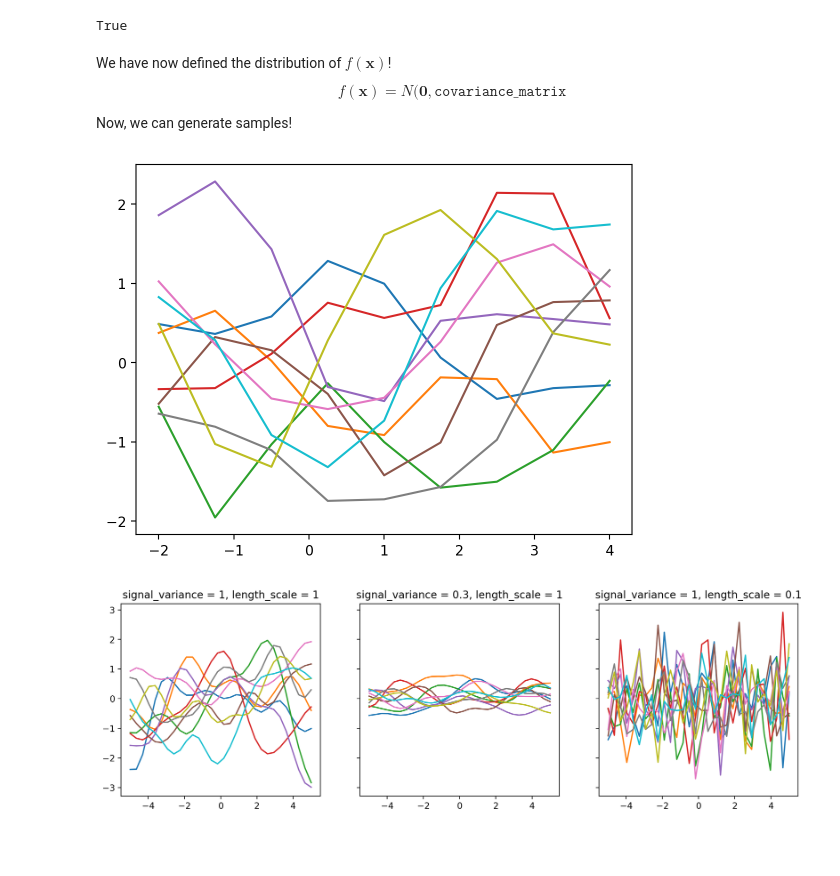
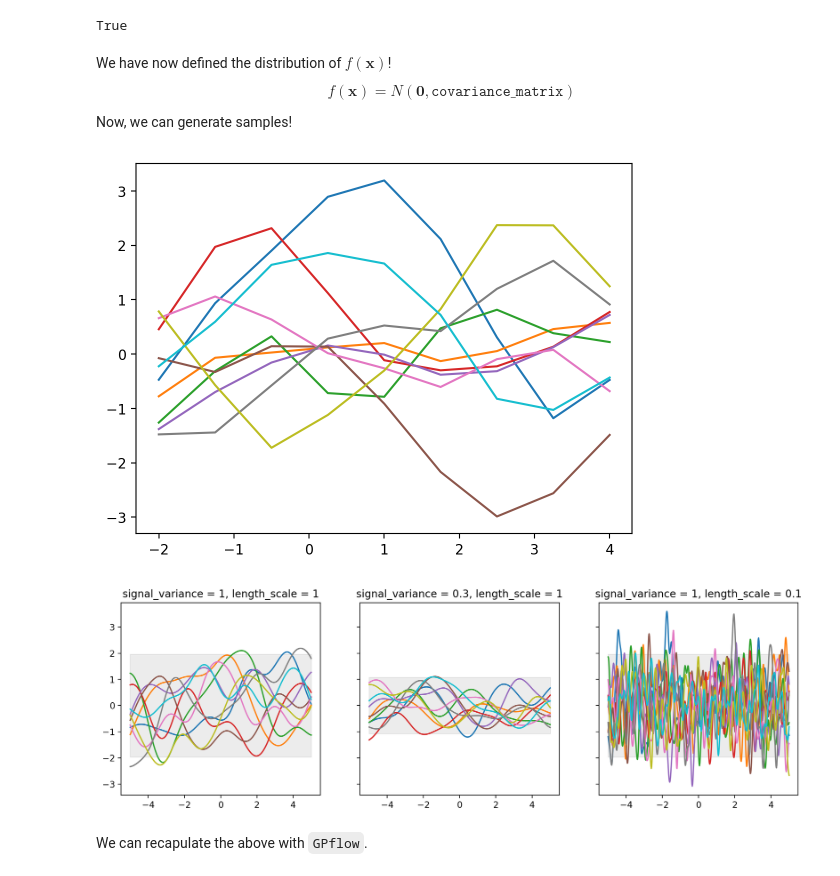
Before and after one commit to mazin-abdelghany/phd-bayesopt-esd, a Jupyter notebook: 2025-12_Week-6/2025-12-4_GP-regression_week-6.ipynb, the cells around one changed output. Cells and saved outputs as stored; diff of their text form; code cells hidden in the pictures; blank space fills up the shorter version.

```diff
--- a/2025-12_Week-6/2025-12-4_GP-regression_week-6.ipynb
+++ b/2025-12_Week-6/2025-12-4_GP-regression_week-6.ipynb
@@ -754,7 +754,7 @@ There are two parameters in the above function:
 - $l$, the **length-scale**, controls how quickly the correlation between two points changes, which encodes how quickly the function is "allowed" to change in the $x$ direction.
 # %%
 def squaredExponential(x, x_prime, signal_variance, length_scale):
-    return signal_variance**2 * np.exp( -( (x - x_prime)**2 / (2 * length_scale**2) ) )
+    return signal_variance * np.exp( -( (x - x_prime)**2 / (2 * length_scale**2) ) )
 # %%
 # distances away from a value x
 plot_vals = np.linspace(start = -4, stop = 4, num = 500)
@@ -832,7 +841,7 @@ array([[1.00000000e+00, 7.54839602e-01, 3.24652467e-01, 7.95595087e-02, 1.110899
 It turns out that there is a universal function (`ufunc`) in Numpy that can complete the elementwise operations---``numpy.ufunc.outer``. We can redefine the `squaredExponential` function above applying this universal function.
 # %%
 def squaredExponential(x, x_prime, signal_variance, length_scale):
-    return signal_variance**2 * np.exp( -( np.subtract.outer(x, x_prime)**2 / (2 * length_scale**2) ) )
+    return signal_variance * np.exp( -( np.subtract.outer(x, x_prime)**2 / (2 * length_scale**2) ) )
 # %%
 covariance_matrix = squaredExponential(x, x, signal_variance=1, length_scale=1)
 # %% [markdown]
@@ -844,7 +853,7 @@ True
 # %% [markdown]
 We have now defined the distribution of $f(\mathbf{x})$!
 $$
-f(\mathbf{x}) = N(\mathbf{0}, \texttt{covariance\_matrix}
+f(\mathbf{x}) = N(\mathbf{0}, \texttt{covariance\_matrix})
 $$
 
 
@@ -862,4 +871,4 @@ f_samples = f.sample(10)
 for i in range(f_samples.shape[0]):
     plt.plot(x, f_samples[i])
 # %% [output]
-[figure, old version]
+[figure, new version]
@@ -892,14 +914,42 @@ f3 = f3.sample(10)
 # %%
 # plot them
 fig, ax = plt.subplots(1, 3, figsize=(14,4), sharey=True)
 for i in range(f1.shape[0]):
     ax[0].plot(x, f1[i])
     ax[1].plot(x, f2[i])
     ax[2].plot(x, f3[i])
 
+# error bands are generated using the signal variance
+# bands are 2 standard deviations * sqrt(signal variance)
+ax[0].fill_between(
+    x,
+    0 - 1.96 * np.sqrt(1),
+    0 + 1.96 * np.sqrt(1),
+    alpha = 0.15,
+    color = "grey"
+)
+
+ax[1].fill_between(
+    x,
+    0 - 1.96 * np.sqrt(0.3),
+    0 + 1.96 * np.sqrt(0.3),
+    alpha = 0.15,
+    color = "grey"
+)
+
+ax[2].fill_between(
+    x,
+    0 - 1.96 * np.sqrt(1),
+    0 + 1.96 * np.sqrt(1),
+    alpha = 0.15,
+    color = "grey"
+)
+
 ax[0].set_title("signal_variance = 1, length_scale = 1")
 ax[1].set_title("signal_variance = 0.3, length_scale = 1")
 ax[2].set_title("signal_variance = 1, length_scale = 0.1")
 plt.show()
 # %% [output]
-[figure, old version]
+[figure, new version]
+# %% [markdown]
+We can recapulate the above with `GPflow`.
```
Also changed, not shown: parts of 38 cells of this notebook, 1 other file.
